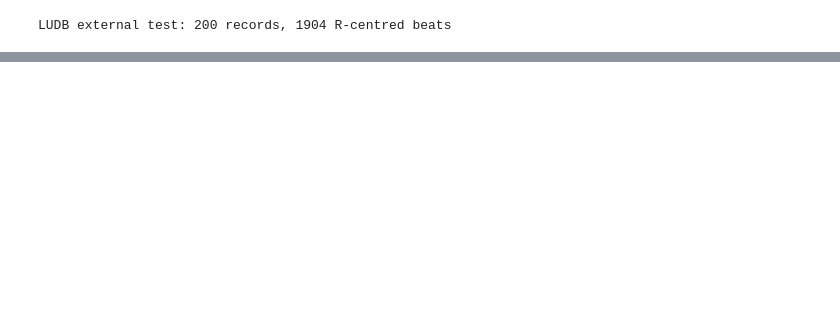
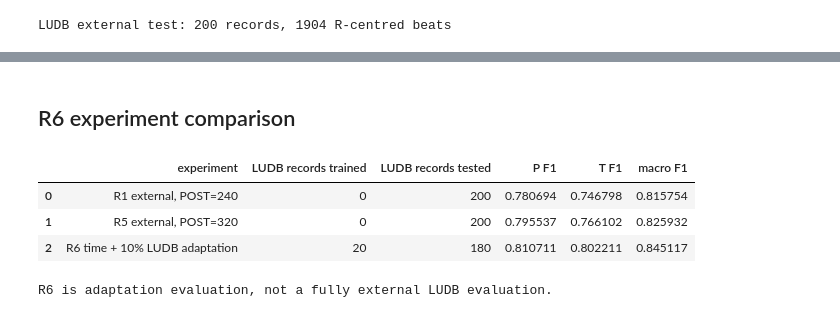
Before and after one commit to vrishank-na/PQRST_mapping, a Jupyter notebook: experimentalModel2.ipynb, the cells around one changed output, grey strips where cells are left out. Drawn from its saved outputs; the diff is of its cells as text; code cells hidden in the pictures; blank space fills up the shorter version.

```diff
--- a/experimentalModel2.ipynb
+++ b/experimentalModel2.ipynb
@@ -1018,0 +1388,17 @@ R4 missed true waves: {'P': 1378, 'T': 1071}
+# %%
+r6_best = np.infr6_best = np.inf
+for epoch in range(NUM_EPOCHS):
+    train_loss = r6_epoch(r6_qtdb_train, r6_optimizer); val_loss = r6_epoch(r6_qtdb_val)
+    if val_loss < r6_best:
+        r6_best = val_loss; torch.save(r6_model.state_dict(), R6_MODEL_SAVE_PATH)
+    print(f'R6 QTDB {epoch + 1:02d}/{NUM_EPOCHS}: train {train_loss:.4f}, val {val_loss:.4f}')
+
+r6_adapt_mask = np.isin(ludb_ids_r5, r6_adapt_records)
+r6_test_mask = np.isin(ludb_ids_r5, r6_test_records)
+r6_adapt_x = with_time_channel((X_ludb_r5[r6_adapt_mask] - r5_mean) / r5_std)
+r6_adapt_loader = DataLoader(TensorDataset(torch.tensor(r6_adapt_x), torch.tensor(Y_ludb_r5[r6_adapt_mask])), batch_size=BATCH_SIZE, shuffle=True)
+r6_model.load_state_dict(torch.load(R6_MODEL_SAVE_PATH, map_location=device))
+r6_adapt_optimizer = torch.optim.Adam(r6_model.parameters(), lr=1e-4)
+for epoch in range(R6_ADAPT_EPOCHS):
+    print(f'R6 LUDB adaptation {epoch + 1}/{R6_ADAPT_EPOCHS}: loss {r6_epoch(r6_adapt_loader, r6_adapt_optimizer):.4f}')
+torch.save(r6_model.state_dict(), R6_ADAPTED_MODEL_SAVE_PATH)
@@ -1018,0 +1407,9 @@ R4 missed true waves: {'P': 1378, 'T': 1071}
+# %%
+r6_test_x = with_time_channelr6_test_x = with_time_channel((X_ludb_r5[r6_test_mask] - r5_mean) / r5_std)
+r6_model.eval(); r6_predictions = []
+with torch.no_grad():
+    for start in range(0, len(r6_test_x), BATCH_SIZE):
+        r6_predictions.append(r6_model(torch.tensor(r6_test_x[start:start+BATCH_SIZE]).to(device)).argmax(2).cpu().numpy())
+r6_predictions = np.concatenate(r6_predictions); r6_truth = Y_ludb_r5[r6_test_mask]
+r6_p, r6_t = f1_score(r6_truth.ravel(), r6_predictions.ravel(), labels=[1, 2], average=None, zero_division=0)
+r6_macro = f1_score(r6_truth.ravel(), r6_predictions.ravel(), labels=[0, 1, 2], average='macro', zero_division=0)
@@ -1018,0 +1435,15 @@ R4 missed true waves: {'P': 1378, 'T': 1071}
+# %% [markdown]
+## R6 experiment comparison
+# %%
+display(pd.DataFrame([
+    {'experiment': 'R1 external, POST=240', 'LUDB records trained': 0, 'LUDB records tested': len(ludb_records_r6), 'P F1': p_f1_ludb, 'T F1': t_f1_ludb, 'macro F1': macro_f1_ludb},
+    {'experiment': 'R5 external, POST=320', 'LUDB records trained': 0, 'LUDB records tested': len(ludb_records_r6), 'P F1': r5_p, 'T F1': r5_t, 'macro F1': r5_macro},
+    {'experiment': 'R6 time + 10% LUDB adaptation', 'LUDB records trained': len(r6_adapt_records), 'LUDB records tested': len(r6_test_records), 'P F1': r6_p, 'T F1': r6_t, 'macro F1': r6_macro},
+]))
+print('R6 is adaptation evaluation, not a fully external LUDB evaluation.')
+# %% [output]
+|  | experiment | LUDB records trained | LUDB records tested | P F1 | T F1 | macro F1 |
+| 0 | R1 external, POST=240 | 0 | 200 | 0.780694 | 0.746798 | 0.815754 |
+| 1 | R5 external, POST=320 | 0 | 200 | 0.795537 | 0.766102 | 0.825932 |
+| 2 | R6 time + 10% LUDB adaptation | 20 | 180 | 0.810711 | 0.802211 | 0.845117 |
+R6 is adaptation evaluation, not a fully external LUDB evaluation.
```
Also changed, not shown: parts of 69 cells of this notebook, 5 other files.
